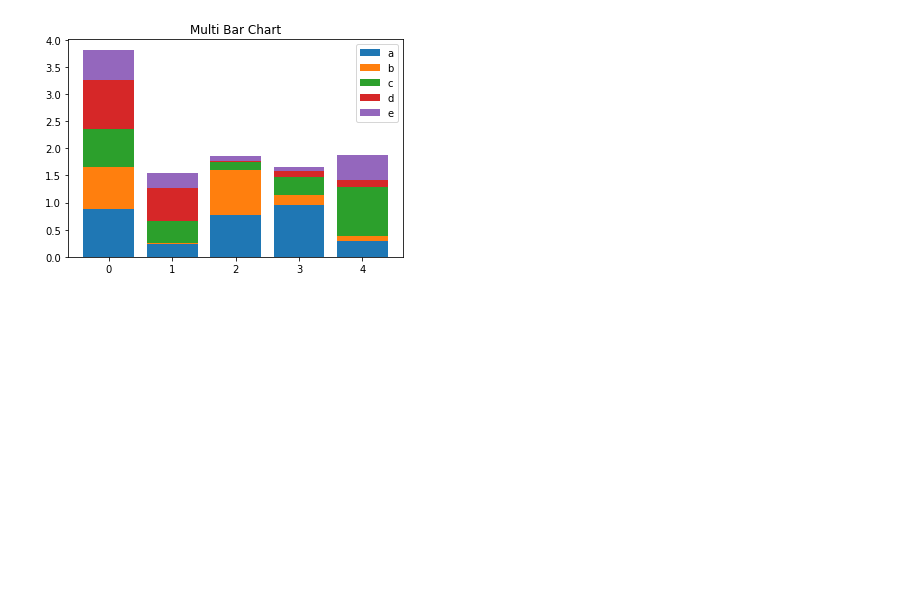
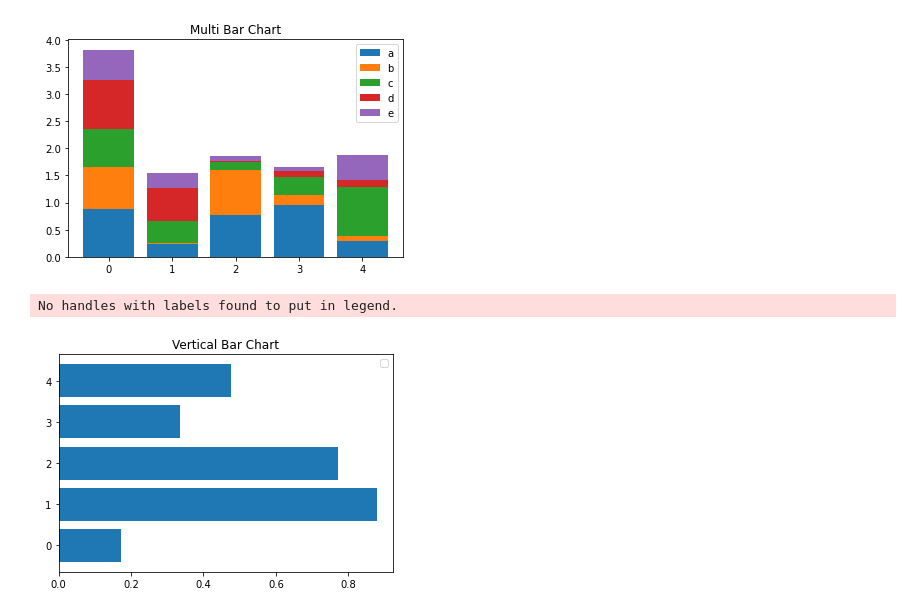
Before and after one commit to nguyenhoangtin1404/Learning, a Jupyter notebook: Learning.ipynb, the cells around one changed output. Cells and saved outputs as stored; diff of their text form; code cells hidden in the pictures; blank space fills up the shorter version.

```diff
--- a/Learning.ipynb
+++ b/Learning.ipynb
@@ -147,3 +147,33 @@ ax.set_title('Multi Bar Chart')
 plt.show()
 # %% [output]
 [figure]
+# %%
+#import library chart, numpy, pandas, seaborn.....
+import pandas as pd
+import numpy as np
+import matplotlib.pyplot as plt
+import seaborn as sns
+
+# Create a dataset bar chart
+df = pd.DataFrame(np.random.random((5,5)), columns=["a","b","c","d","e"])
+
+# Create a Figure and an Axes # Initialize layout
+
+fig, ax = plt.subplots()
+
+# show horizontal bar chart 1 column
+ax.barh(df.index, df["a"])
+
+
+
+# show legend
+ax.legend()
+
+# show title
+
+ax.set_title('Vertical Bar Chart')
+
+plt.show()
+# %% [output]
+No handles with labels found to put in legend.
+[figure, added]
```
